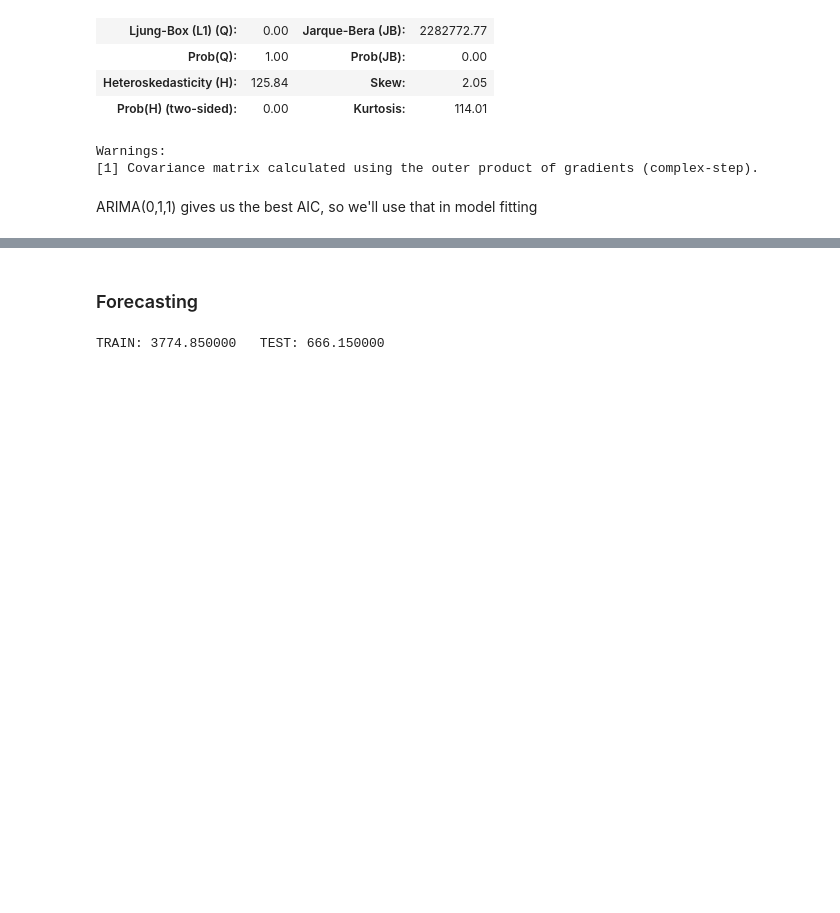
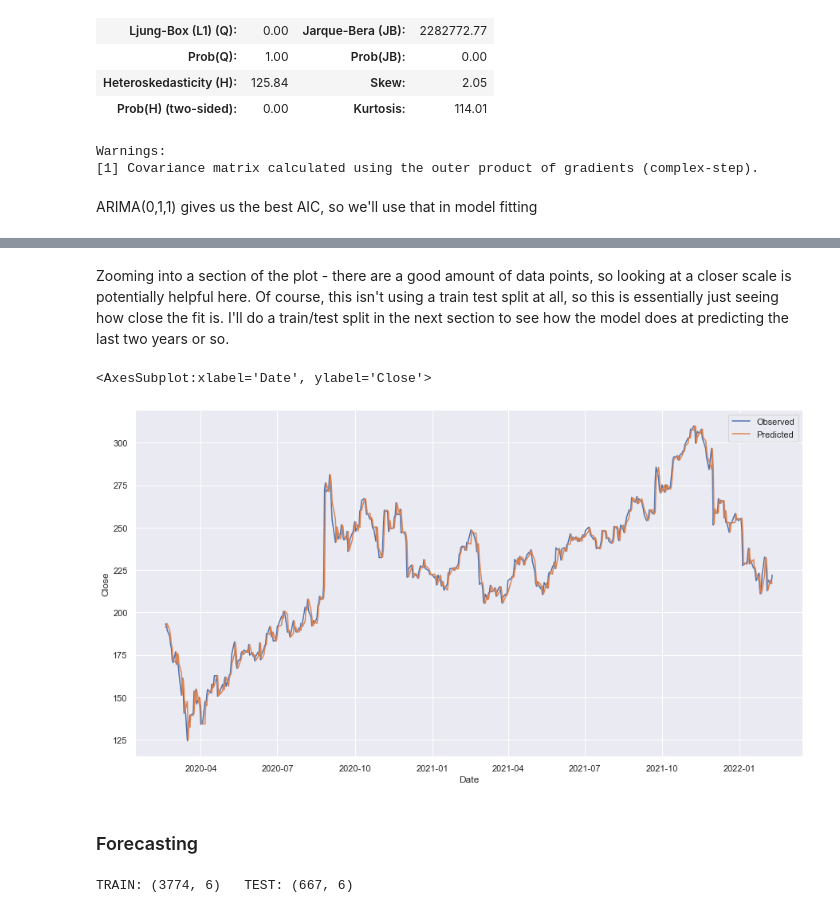
Before and after one commit to bensteves/salesforce_predictions, a Jupyter notebook: salesforce_predictions.ipynb, the cells around one changed output, grey strips where cells are left out. Saved outputs shown, nothing was run; the diff lists cells and outputs as text; code cells hidden in the pictures; blank space fills up the shorter version.

```diff
--- a/salesforce_predictions.ipynb
+++ b/salesforce_predictions.ipynb
@@ -187,2 +242,25 @@ plt.show()
+# %% [markdown]
+Zooming into a section of the plot - there are a good amount of data points, so looking at a closer scale is potentially helpful here. Of course, this isn't using a train test split at all, so this is essentially just seeing how close the fit is. I'll do a train/test split in the next section to see how the model does at predicting the last two years or so.
+# %%
+# zoomed in plot to show differences
+
+arima_preds_tail = arima_preds.tail(500)
+CRM_tail = CRM.tail(500)
+
+fig, axis = plt.subplots()
+sns.set(rc = {'figure.figsize':(15,6)})
+sns.lineplot(
+    data = CRM_tail, ax=axis,
+    x = "Date", y = "Close",
+    label = 'Observed'
+)
+sns.lineplot(
+    data = arima_preds_tail, ax=axis,
+    x = "Date", y = "predicted_mean",
+    label = 'Predicted'
+)
+# %% [output]
+<AxesSubplot:xlabel='Date', ylabel='Close'>
+[figure, added]
 # %% [markdown]
 ### Forecasting
@@ -189,8 +270,9 @@ plt.show()
 # %%
+#train test split
 num_rows = len(CRM)
-split_size = (num_rows * .85)
-train = split_size
-test = num_rows - split_size
-print("TRAIN: %f   TEST: %f" %(train, test))
+split_size = (int)(num_rows * .85)
+train = CRM.iloc[0:split_size]
+test = CRM.iloc[split_size:num_rows]
+print("TRAIN: %s   TEST: %s" %(train.shape, test.shape))
 # %% [output]
-TRAIN: 3774.850000   TEST: 666.150000
+TRAIN: (3774, 6)   TEST: (667, 6)
```
Also changed, not shown: parts of 21 cells of this notebook.
